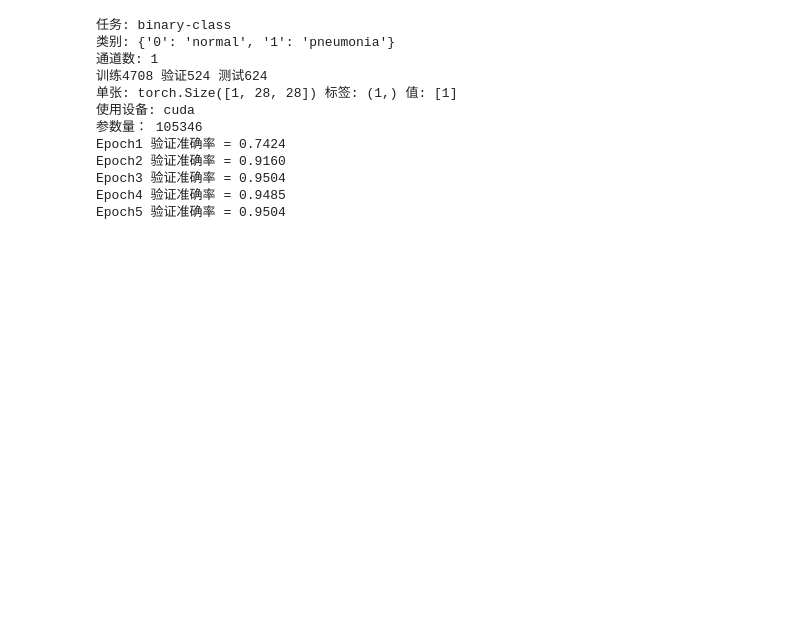
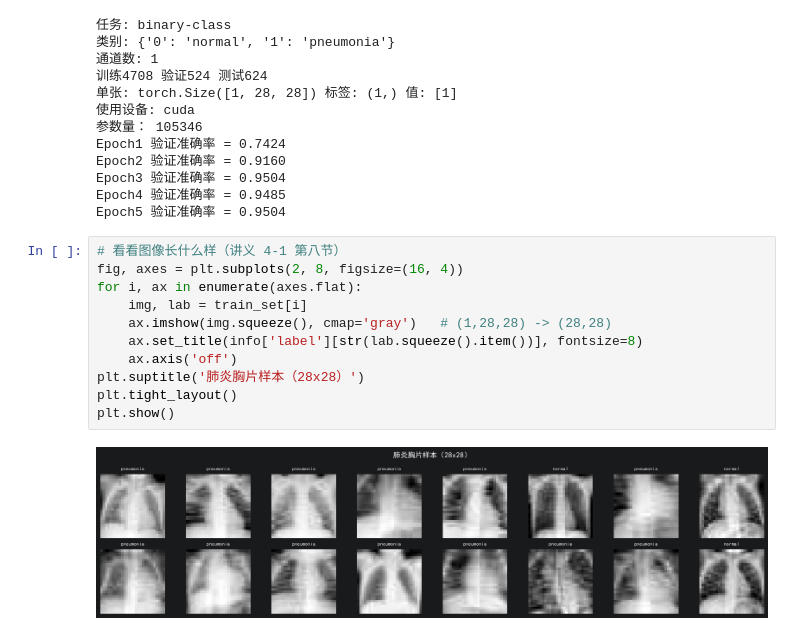
Before and after one commit to xuanyi520/machine-learning-and-deep-learning, a Jupyter notebook: 练习代码/Learn.ipynb, the cells around one changed output. Cells and saved outputs as stored; diff of their text form; blank space fills up the shorter version.

```diff
--- a/练习代码/Learn.ipynb
+++ b/练习代码/Learn.ipynb
@@ -1926,3 +1926,16 @@ Epoch2 验证准确率 = 0.9160
 Epoch3 验证准确率 = 0.9504
 Epoch4 验证准确率 = 0.9485
 Epoch5 验证准确率 = 0.9504
+# %%
+# 看看图像长什么样（讲义 4-1 第八节）
+fig, axes = plt.subplots(2, 8, figsize=(16, 4))
+for i, ax in enumerate(axes.flat):
+    img, lab = train_set[i]
+    ax.imshow(img.squeeze(), cmap='gray')   # (1,28,28) -> (28,28)
+    ax.set_title(info['label'][str(lab.squeeze().item())], fontsize=8)
+    ax.axis('off')
+plt.suptitle('肺炎胸片样本（28x28）')
+plt.tight_layout()
+plt.show()
+# %% [output]
+[figure, added]
```
Also changed, not shown: parts of 4 cells of this notebook.
